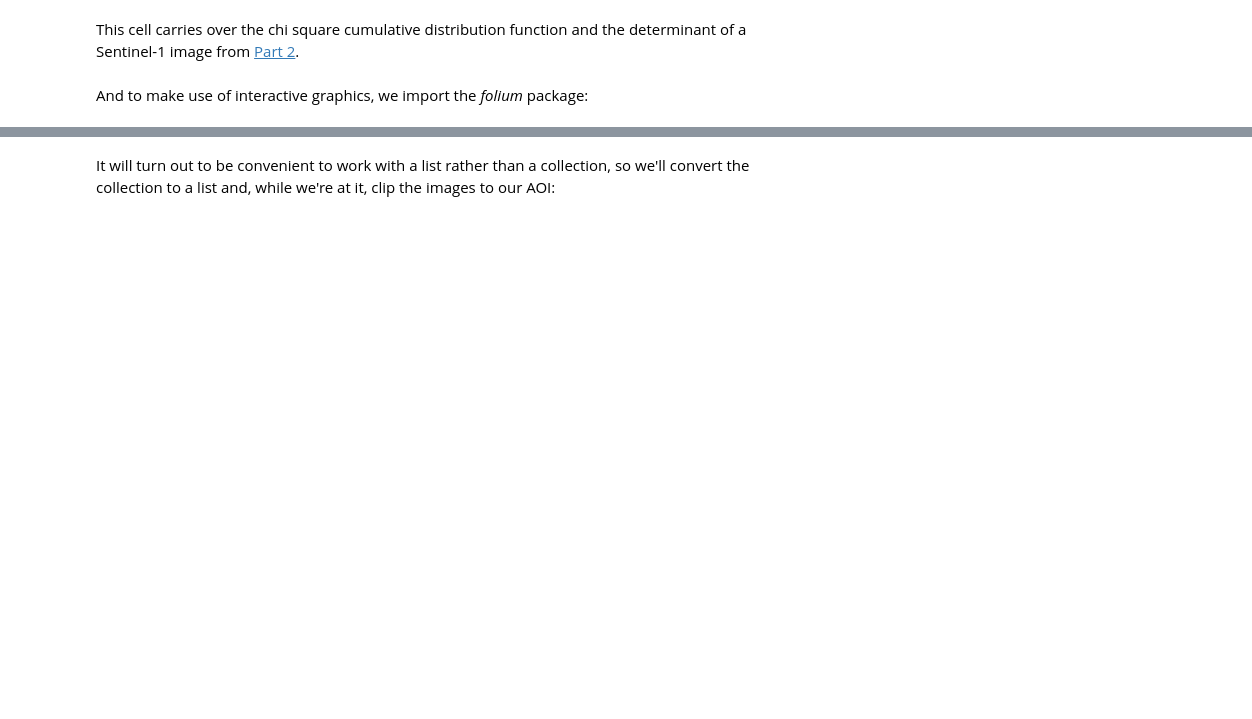
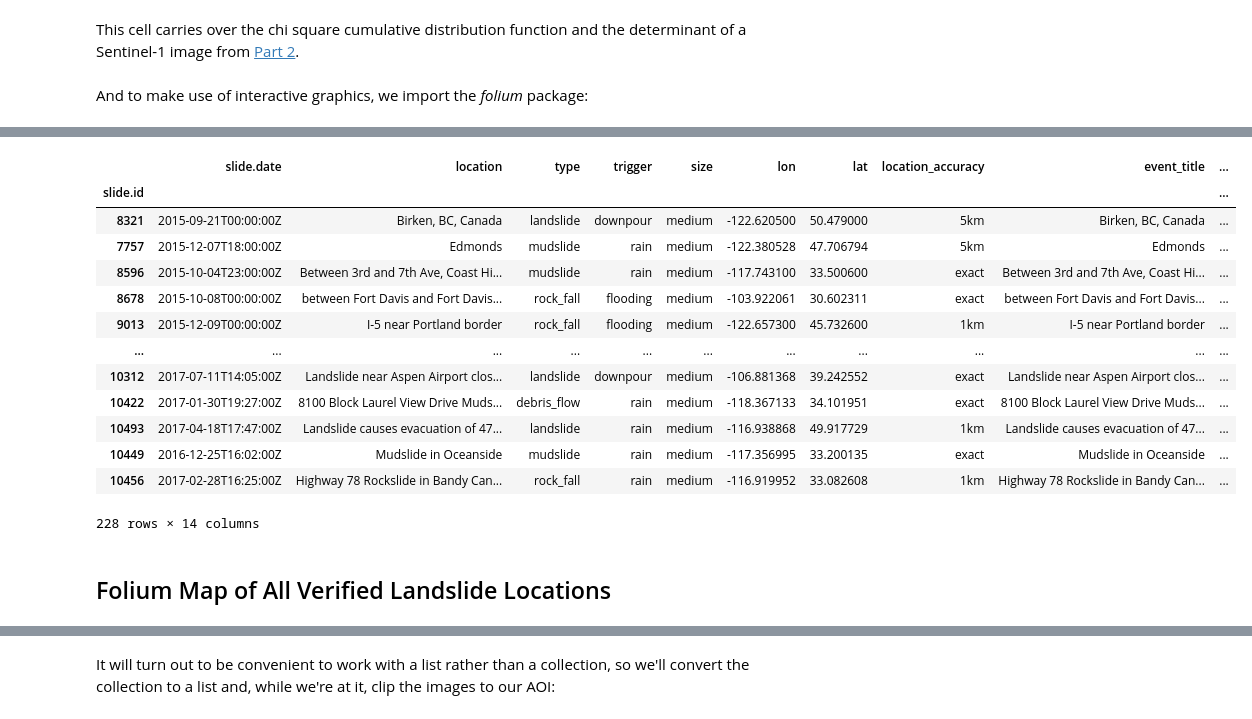
Before and after one commit to mthomp89/landslide-detect, a Jupyter notebook: BIG_SUR_Landslide_Version_of_Detecting_Changes_in_Sentinel_1.ipynb, the cells around one changed output, grey strips where cells are left out. Cells and saved outputs as stored; diff of their text form; code cells hidden in the pictures; blank space fills up the shorter version.

Commit message:
added landslide-detect csv path and created Folium map of all locations

```diff
--- a/BIG_SUR_Landslide_Version_of_Detecting_Changes_in_Sentinel_1.ipynb
+++ b/BIG_SUR_Landslide_Version_of_Detecting_Changes_in_Sentinel_1.ipynb
@@ -75,0 +93,30 @@ folium.Map.add_ee_layer = add_ee_layer
+# %%
+os.chdir(os.path.join(et.io.HOME, "earth-analytics"))
+os.getcwd()
+
+# Create file path to landslide-detect
+
+landslide_detect_path = os.path.join("landslide-detect",
+                     "landslides.verified.csv")
+
+# Open CSV and Create DataFrame with Pandas
+
+landslide_df = pd.read_csv(landslide_detect_path, index_col="slide.id")
+landslide_df
+# %% [output]
+|  | slide.date | location | type | trigger | size | lon | lat | location_accuracy | event_title | ... |
+| slide.id |  |  |  |  |  |  |  |  |  | ... |
+| 8321 | 2015-09-21T00:00:00Z | Birken, BC, Canada | landslide | downpour | medium | -122.620500 | 50.479000 | 5km | Birken, BC, Canada | ... |
+| 7757 | 2015-12-07T18:00:00Z | Edmonds | mudslide | rain | medium | -122.380528 | 47.706794 | 5km | Edmonds | ... |
+| 8596 | 2015-10-04T23:00:00Z | Between 3rd and 7th Ave, Coast Hi... | mudslide | rain | medium | -117.743100 | 33.500600 | exact | Between 3rd and 7th Ave, Coast Hi... | ... |
+| 8678 | 2015-10-08T00:00:00Z | between Fort Davis and Fort Davis... | rock_fall | flooding | medium | -103.922061 | 30.602311 | exact | between Fort Davis and Fort Davis... | ... |
+| 9013 | 2015-12-09T00:00:00Z | I-5 near Portland border | rock_fall | flooding | medium | -122.657300 | 45.732600 | 1km | I-5 near Portland border | ... |
+| ... | ... | ... | ... | ... | ... | ... | ... | ... | ... | ... |
+| 10312 | 2017-07-11T14:05:00Z | Landslide near Aspen Airport clos... | landslide | downpour | medium | -106.881368 | 39.242552 | exact | Landslide near Aspen Airport clos... | ... |
+| 10422 | 2017-01-30T19:27:00Z | 8100 Block Laurel View Drive Muds... | debris_flow | rain | medium | -118.367133 | 34.101951 | exact | 8100 Block Laurel View Drive Muds... | ... |
+| 10493 | 2017-04-18T17:47:00Z | Landslide causes evacuation of 47... | landslide | rain | medium | -116.938868 | 49.917729 | 1km | Landslide causes evacuation of 47... | ... |
+| 10449 | 2016-12-25T16:02:00Z | Mudslide in Oceanside | mudslide | rain | medium | -117.356995 | 33.200135 | exact | Mudslide in Oceanside | ... |
+| 10456 | 2017-02-28T16:25:00Z | Highway 78 Rockslide in Bandy Can... | rock_fall | rain | medium | -116.919952 | 33.082608 | 1km | Highway 78 Rockslide in Bandy Can... | ... |
+228 rows × 14 columns
+# %% [markdown]
+## Folium Map of All Verified Landslide Locations
```
Also changed, not shown: parts of 23 cells of this notebook.
